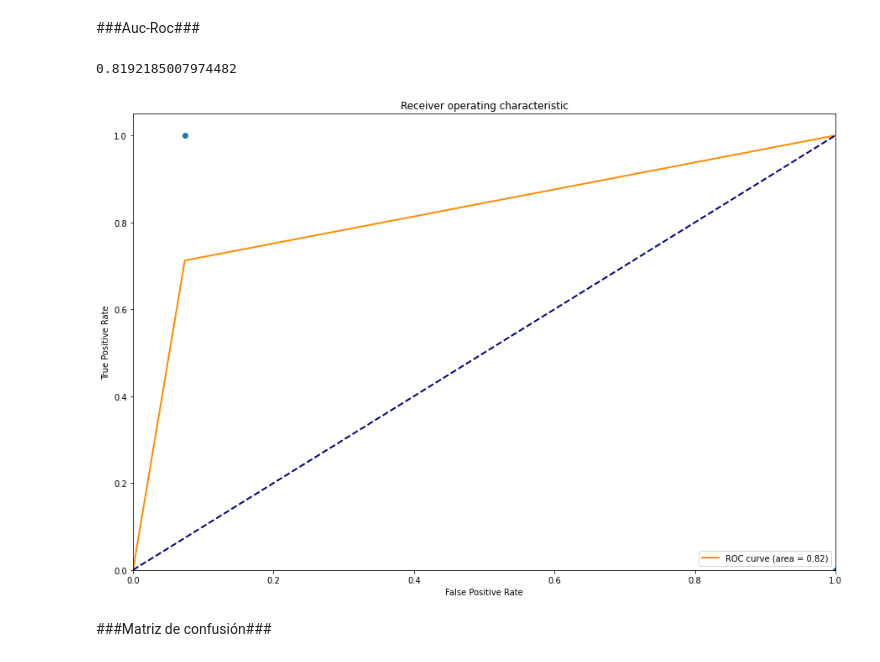
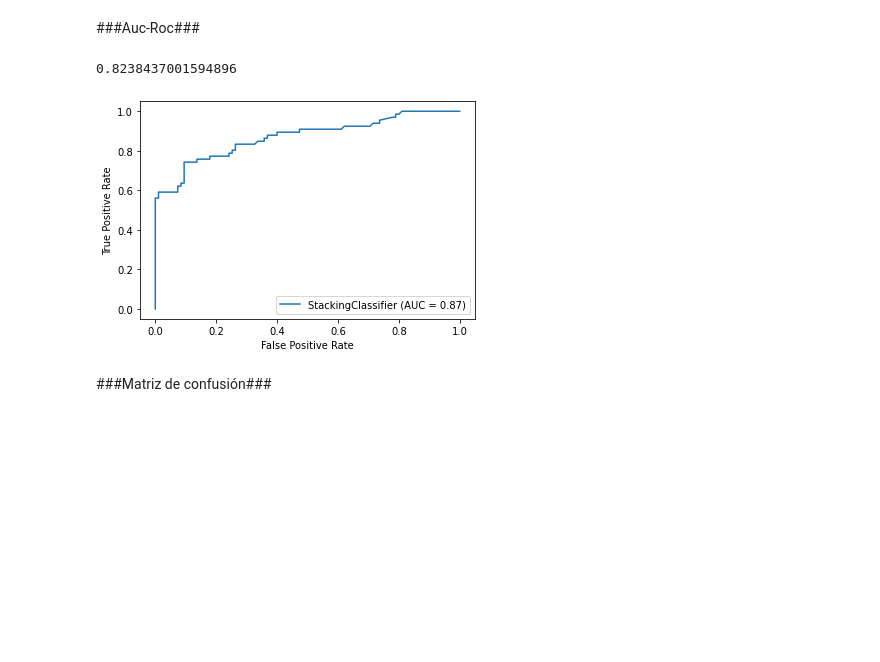
Before and after one commit to solcanalla/fiumark, a Jupyter notebook: stacking.ipynb, the cells around one changed output. Drawn from its saved outputs; the diff is of its cells as text; code cells hidden in the pictures; blank space fills up the shorter version.

```diff
--- a/stacking.ipynb
+++ b/stacking.ipynb
@@ -116,15 +142,16 @@ accuracy
 ###Auc-Roc###
 # %%
 from sklearn.metrics import roc_auc_score
-auc_roc = roc_auc_score(y_test, y_pred)
+auc_roc = roc_auc_score(y_test2, y_pred)
 auc_roc
 # %% [output]
-0.8192185007974482
+0.8238437001594896
-# %%
-fpr, tpr, thresholds = roc_curve(y_test, y_pred)
-plot_roc(fpr, tpr, thresholds)
-# %% [output]
-[figure, removed]
+# %%
+from sklearn.metrics import plot_roc_curve
+plot_roc_curve(gscv2.best_estimator_, X_test2, y_test2)
+plt.show()
+# %% [output]
+[figure, added]
 # %% [markdown]
 ###Matriz de confusión###
 # %%
```
Also changed, not shown: parts of 24 cells of this notebook.
